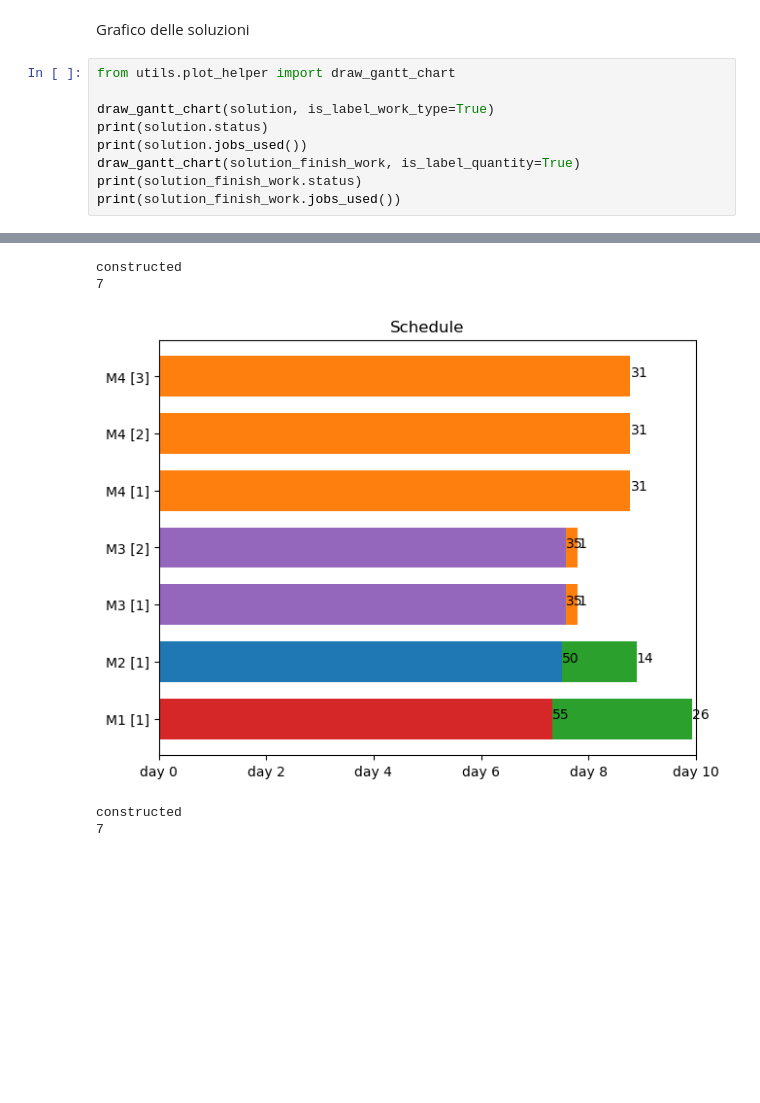
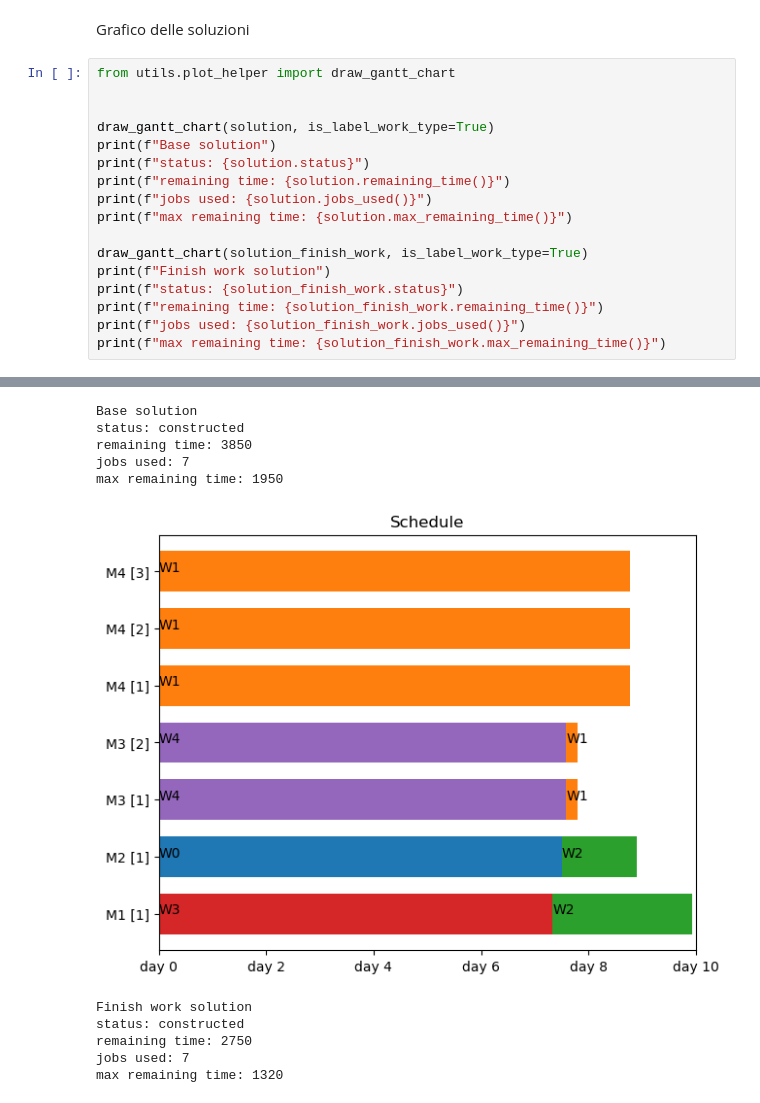
Before and after one commit to AngeloLongano/schedule_machine_project, a Jupyter notebook: show_results.ipynb, the cells around one changed output, grey strips where cells are left out. Drawn from its saved outputs; the diff is of its cells as text; blank space fills up the shorter version.

```diff
--- a/show_results.ipynb
+++ b/show_results.ipynb
@@ -44,16 +43,30 @@ Grafico delle soluzioni
 # %%
 from utils.plot_helper import draw_gantt_chart
 
+
 draw_gantt_chart(solution, is_label_work_type=True)
-print(solution.status)
-print(solution.jobs_used())
-draw_gantt_chart(solution_finish_work, is_label_quantity=True)
-print(solution_finish_work.status)
-print(solution_finish_work.jobs_used())
+print(f"Base solution")
+print(f"status: {solution.status}")
+print(f"remaining time: {solution.remaining_time()}")
+print(f"jobs used: {solution.jobs_used()}")
+print(f"max remaining time: {solution.max_remaining_time()}")
+
+draw_gantt_chart(solution_finish_work, is_label_work_type=True)
+print(f"Finish work solution")
+print(f"status: {solution_finish_work.status}")
+print(f"remaining time: {solution_finish_work.remaining_time()}")
+print(f"jobs used: {solution_finish_work.jobs_used()}")
+print(f"max remaining time: {solution_finish_work.max_remaining_time()}")
 # %% [output]
 [figure]
-constructed
-7
+Base solution
+status: constructed
+remaining time: 3850
+jobs used: 7
+max remaining time: 1950
-[figure, old version]
+[figure, new version]
-constructed
-7
+Finish work solution
+status: constructed
+remaining time: 2750
+jobs used: 7
+max remaining time: 1320
```
Also changed, not shown: parts of 4 cells of this notebook, 6 other files.
